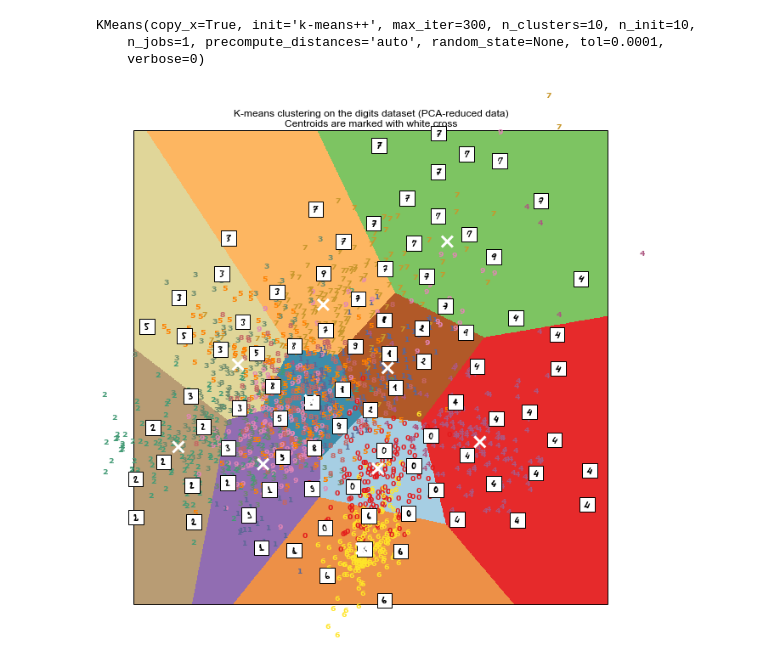
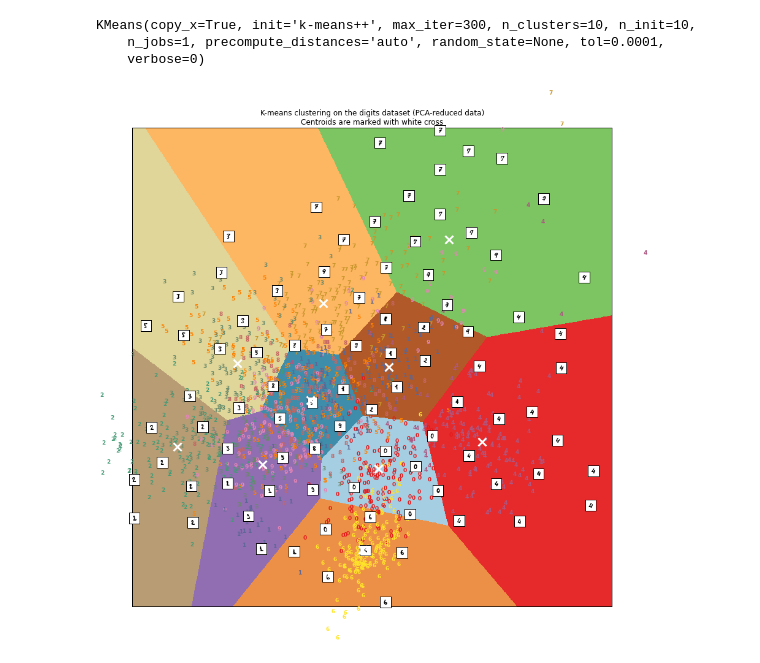
Before and after one commit to AlexanderFabisch/ml_tutorials, a Jupyter notebook: 00_environment.ipynb, the cells around one changed output. Saved outputs shown, nothing was run; the diff lists cells and outputs as text; code cells hidden in the pictures.

```diff
--- a/00_environment.ipynb
+++ b/00_environment.ipynb
@@ -338,30 +321,30 @@ def plot_embedding(ax, digits, X):
 # %%
 # Step size of the mesh. Decrease to increase the quality of the VQ.
 h = .01     # point in the mesh [x_min, m_max]x[y_min, y_max].
 
 # Plot the decision boundary. For that, we will assign a color to each
 x_min, x_max = reduced_data[:, 0].min() + 1, reduced_data[:, 0].max() - 1
 y_min, y_max = reduced_data[:, 1].min() + 1, reduced_data[:, 1].max() - 1
 xx, yy = np.meshgrid(np.arange(x_min, x_max, h), np.arange(y_min, y_max, h))
 
 # Obtain labels for each point in mesh. Use last trained model.
 Z = kmeans.predict(np.c_[xx.ravel(), yy.ravel()])
 
 # Put the result into a color plot
 Z = Z.reshape(xx.shape)
-fig = plt.figure(figsize=(10, 10))
+fig = plt.figure(figsize=(14, 14))
 ax = fig.add_subplot(111)
 ax.imshow(Z, interpolation='nearest',
           extent=(xx.min(), xx.max(), yy.min(), yy.max()),
           cmap=plt.cm.Paired, aspect='auto', origin='lower')
 
 plot_embedding(ax, digits, reduced_data)
 
 centroids = kmeans.cluster_centers_
 ax.scatter(kmeans.cluster_centers_[:, 0], kmeans.cluster_centers_[:, 1],
            marker='x', s=169, linewidths=3, color='w', zorder=10)
 plt.title('K-means clustering on the digits dataset (PCA-reduced data)\n'
           'Centroids are marked with white cross')
 _ = plt.setp(ax, xlim=(x_min, x_max), ylim=(y_min, y_max), xticks=(), yticks=())
 # %% [output]
-[figure, old version]
+[figure, new version]
```
Also changed, not shown: parts of 13 cells of this notebook.
